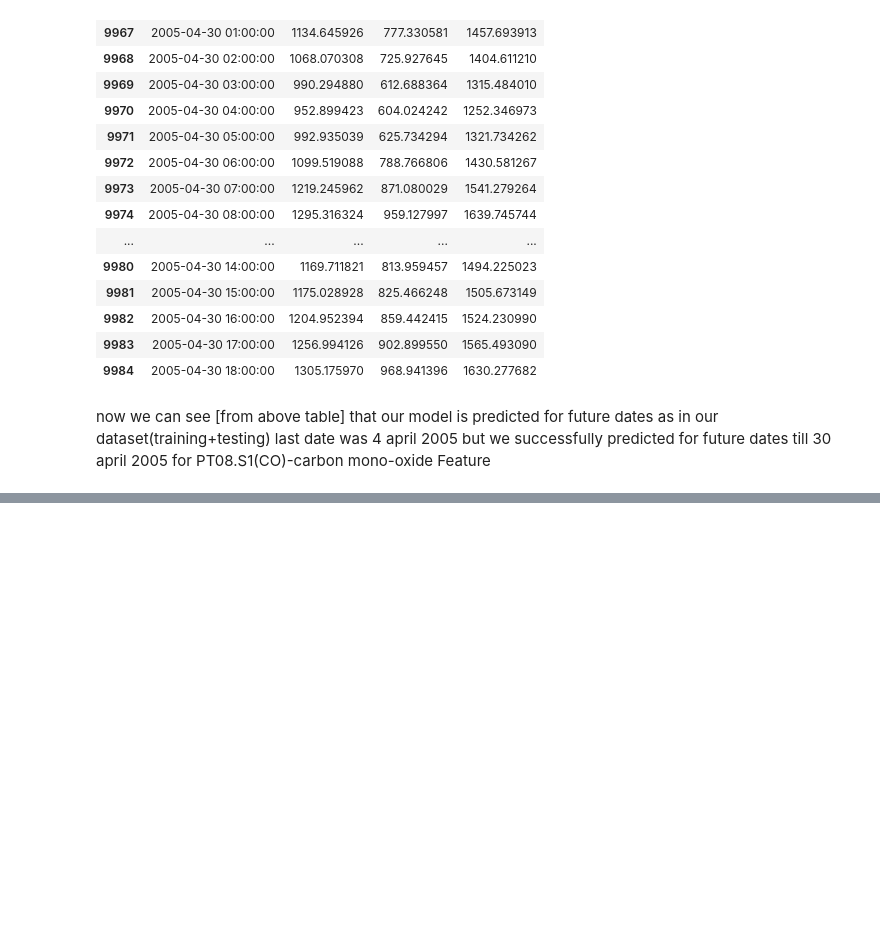
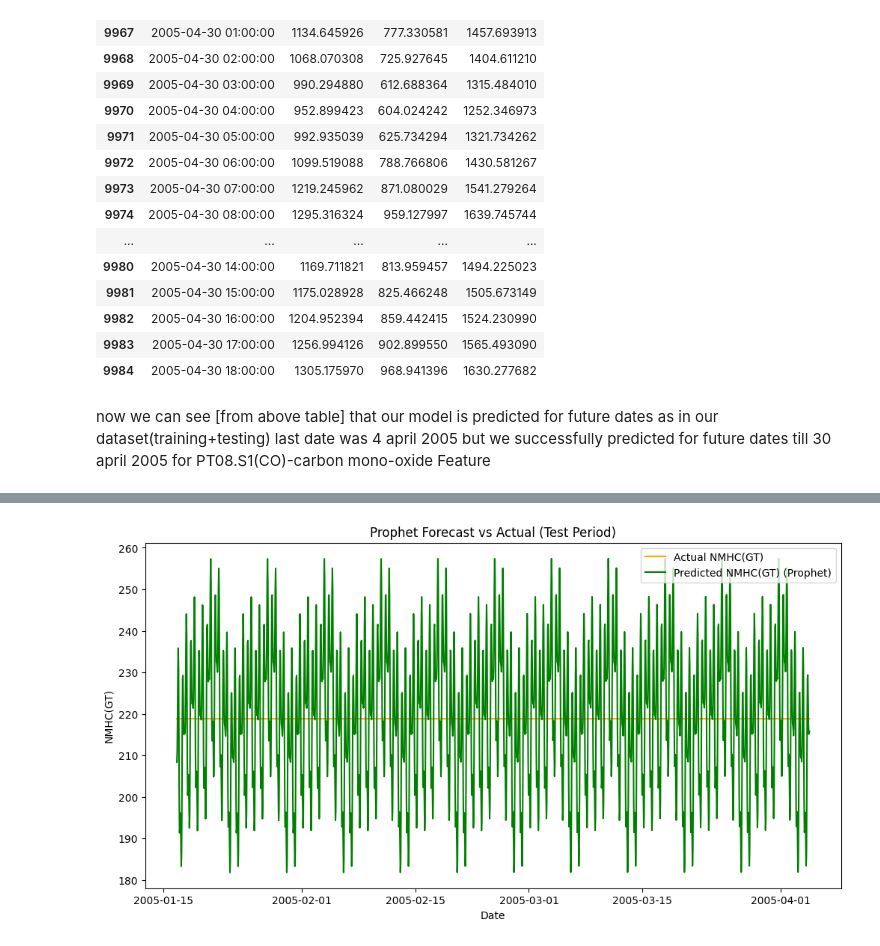
Before and after one commit to dwivediprashant/AIR_QUALITY_INDEX_PROJECT, a Jupyter notebook: airQualityIndex.ipynb, the cells around one changed output, grey strips where cells are left out. Saved outputs shown, nothing was run; the diff lists cells and outputs as text; code cells hidden in the pictures; blank space fills up the shorter version.

```diff
--- a/airQualityIndex.ipynb
+++ b/airQualityIndex.ipynb
@@ -1049,0 +1070,2 @@ now we can see [from above table] that our model is predicted for future dates a
+# %%
+data['y']=air_quality_data['NMHC(GT)']
@@ -1049,0 +1081,4 @@ now we can see [from above table] that our model is predicted for future dates a
+# %%
+train_size=int(len(data)*0.8)
+train=data[:train_size]
+test=data[train_size:]
@@ -1049,0 +1106,5 @@ now we can see [from above table] that our model is predicted for future dates a
+# %%
+from prophet import Prophet
+
+model=Prophet()
+model.fit(train)
@@ -1049,0 +1115,9 @@ now we can see [from above table] that our model is predicted for future dates a
+# %%
+# Make a future dataframe (includes both train + test periods)
+future = model.make_future_dataframe(periods=len(test), freq="h")
+
+# Generate forecast
+forecast = model.predict(future)
+
+# Extract predictions that match test period only
+pred = forecast[['ds', 'yhat']].set_index('ds').loc[test['ds']]
@@ -1049,0 +1174,11 @@ now we can see [from above table] that our model is predicted for future dates a
+# %%
+plt.figure(figsize=(12,6))
+plt.plot(test['ds'], test['y'], label='Actual NMHC(GT)', color='orange')
+plt.plot(test['ds'], pred['yhat'], label='Predicted NMHC(GT) (Prophet)', color='green')
+plt.xlabel("Date")
+plt.ylabel("NMHC(GT)")
+plt.title("Prophet Forecast vs Actual (Test Period)")
+plt.legend()
+plt.show()
+# %% [output]
+[figure, added]
```
Also changed, not shown: parts of 16 cells of this notebook.
